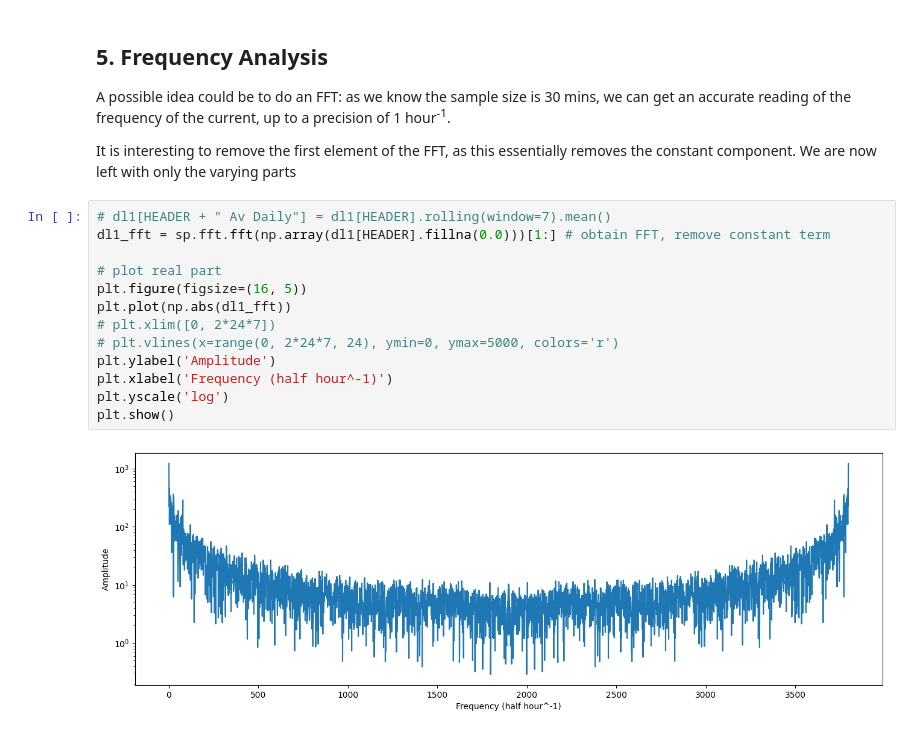
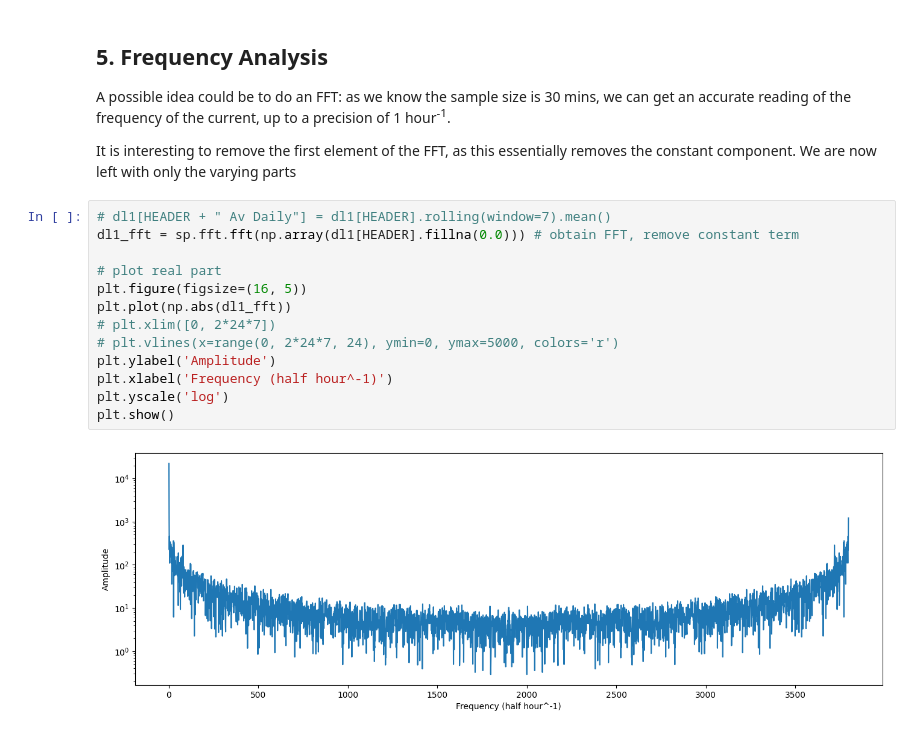
Before and after one commit to ogahector/power_analysis_eeedept, a Jupyter notebook: src/main.ipynb, the cells around one changed output. Cells and saved outputs as stored; diff of their text form.

```diff
--- a/src/main.ipynb
+++ b/src/main.ipynb
@@ -591,16 +590,16 @@ A possible idea could be to do an FFT: as we know the sample size is 30 mins, we
 It is interesting to remove the first element of the FFT, as this essentially removes the constant component. We are now left with only the varying parts
 # %%
 # dl1[HEADER + " Av Daily"] = dl1[HEADER].rolling(window=7).mean()
-dl1_fft = sp.fft.fft(np.array(dl1[HEADER].fillna(0.0)))[1:] # obtain FFT, remove constant term
+dl1_fft = sp.fft.fft(np.array(dl1[HEADER].fillna(0.0))) # obtain FFT, remove constant term
 
 # plot real part
 plt.figure(figsize=(16, 5))
 plt.plot(np.abs(dl1_fft))
 # plt.xlim([0, 2*24*7])
 # plt.vlines(x=range(0, 2*24*7, 24), ymin=0, ymax=5000, colors='r')
 plt.ylabel('Amplitude')
 plt.xlabel('Frequency (half hour^-1)')
 plt.yscale('log')
 plt.show()
 # %% [output]
-[figure, old version]
+[figure, new version]
```
Also changed, not shown: parts of 3 cells of this notebook, 1 other file.
